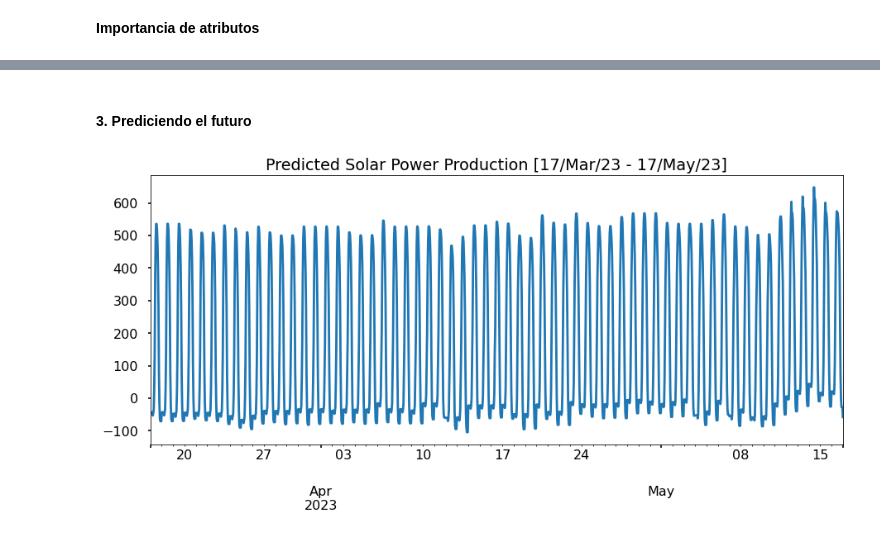
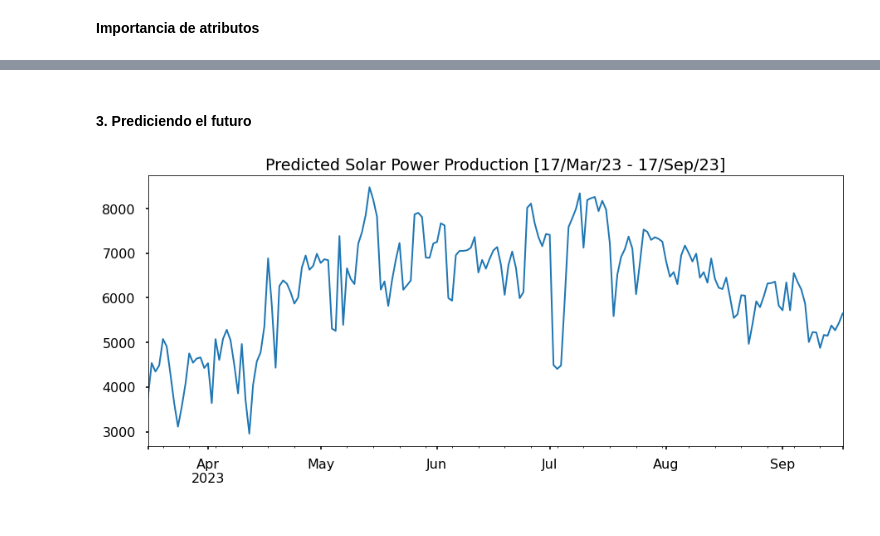
Before and after one commit to ivnlee/project-timeseries, a Jupyter notebook: notebooks/solar_power_analysis.ipynb, the cells around one changed output, grey strips where cells are left out. Saved outputs shown, nothing was run; the diff lists cells and outputs as text; code cells hidden in the pictures.

```diff
--- a/notebooks/solar_power_analysis.ipynb
+++ b/notebooks/solar_power_analysis.ipynb
@@ -260,6 +249,6 @@ plt.show()
 # %%
-pw_clean = pw_clean.loc[pw_clean.index >= '01-01-2017'].sort_index()
-ts_cv = TimeSeriesSplit(n_splits=5)
+pw_clean = pw_clean.loc[pw_clean.index >= '01-01-2018'].sort_index()
+ts_cv = TimeSeriesSplit(n_splits=4)
 
 fold = 0
 preds = []
@@ -271,7 +260,7 @@ for train_idx, val_idx in ts_cv.split(pw_clean):
 
     #train set
     train = train.copy()
-    train['hour'] = train.index.hour
+    train['day'] = train.index.day
     train['dayofweek'] = train.index.dayofweek
     train['month'] = train.index.month
     train['quarter'] = train.index.quarter
@@ -279,14 +268,14 @@ for train_idx, val_idx in ts_cv.split(pw_clean):
     train['dayofyear'] = train.index.dayofyear
    #test set
     test = test.copy()
-    test['hour'] = test.index.hour
+    test['day'] = test.index.day
     test['dayofweek'] = test.index.dayofweek
     test['month'] = test.index.month
     test['quarter'] = test.index.quarter
     test['year'] = test.index.year
     test['dayofyear'] = test.index.dayofyear
 
-    features = ['hour','dayofweek','month','quarter','year','dayofyear']
+    features = ['day','dayofweek','month','quarter','year','dayofyear']
     target = ['kWh']
 
     X_train = train[features]
@@ -360,14 +350,14 @@ Fold scores: [267.2997898435899, 272.6444080076149, 241.3636884678037, 200.25813
 # %%
 #full dataset
-pw_clean = pw_clean.copy()
-pw_clean['hour'] = pw_clean.index.hour
+pw_clean = pw_clean.loc[pw_clean.index >= '01-01-2018'].copy()
+pw_clean['day'] = pw_clean.index.day
 pw_clean['dayofweek'] = pw_clean.index.dayofweek
 pw_clean['month'] = pw_clean.index.month
 pw_clean['quarter'] = pw_clean.index.quarter
 pw_clean['year'] = pw_clean.index.year
 pw_clean['dayofyear'] = pw_clean.index.dayofyear
 
-features = ['hour','dayofweek','month','quarter','year','dayofyear']
+features = ['day','dayofweek','month','quarter','year','dayofyear']
 target = ['kWh']
 
 X_full = pw_clean[features]
@@ -418,6 +408,6 @@ Timestamp('2023-03-16 19:00:00')
 # %%
-#march to may 2023
-pred_dates = pd.date_range('2023-03-17','2023-05-17', freq='1h')
+# march to september 2023
+pred_dates = pd.date_range('2023-03-16','2023-09-17', freq='D')
 preds_df = pd.DataFrame(index=pred_dates)
 
 #Create column with booleans where future dates = True
@@ -426,11 +416,11 @@ preds_df['Future'] = True
 pw_clean['Future'] = False
 
 #Concatenate both df's
-pred_pw = pd.concat([pw_clean, preds_df])
+pred_pw = pd.concat([pw_clean.loc[pw_clean.index >= '01-01-2018'], preds_df])
 # %%
 #add features
 pred_pw = pred_pw.copy()
-pred_pw['hour'] = pred_pw.index.hour
+pred_pw['day'] = pred_pw.index.day
 pred_pw['dayofweek'] = pred_pw.index.dayofweek
 pred_pw['month'] = pred_pw.index.month
 pred_pw['quarter'] = pred_pw.index.quarter
@@ -459,11 +449,11 @@ future_pred_pw.head()
 # %% [markdown]
-#### 3. Prediciendo el futuro
+#### **3. Prediciendo el futuro**
 # %%
 #create column with predictions
 future_pred_pw['prediction'] = xgb_regf.predict(future_pred_pw[features])
 # %%
-future_pred_pw['prediction'].plot(figsize=(15, 6),
-                                  title='Predicted Solar Power Production [17/Mar/23 - 17/May/23]')
+future_pred_pw['prediction'].plot(figsize=(15, 6), lw=2,
+                                  title='Predicted Solar Power Production [17/Mar/23 - 17/Sep/23]')
 plt.show()
 # %% [output]
-[figure, old version]
+[figure, new version]
```
Also changed, not shown: parts of 35 cells of this notebook.
